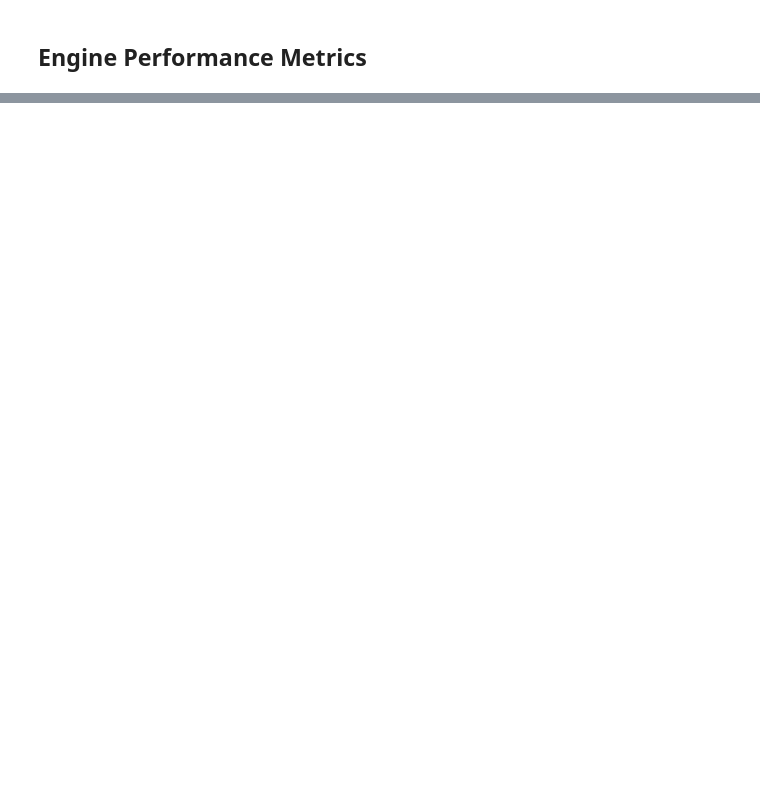
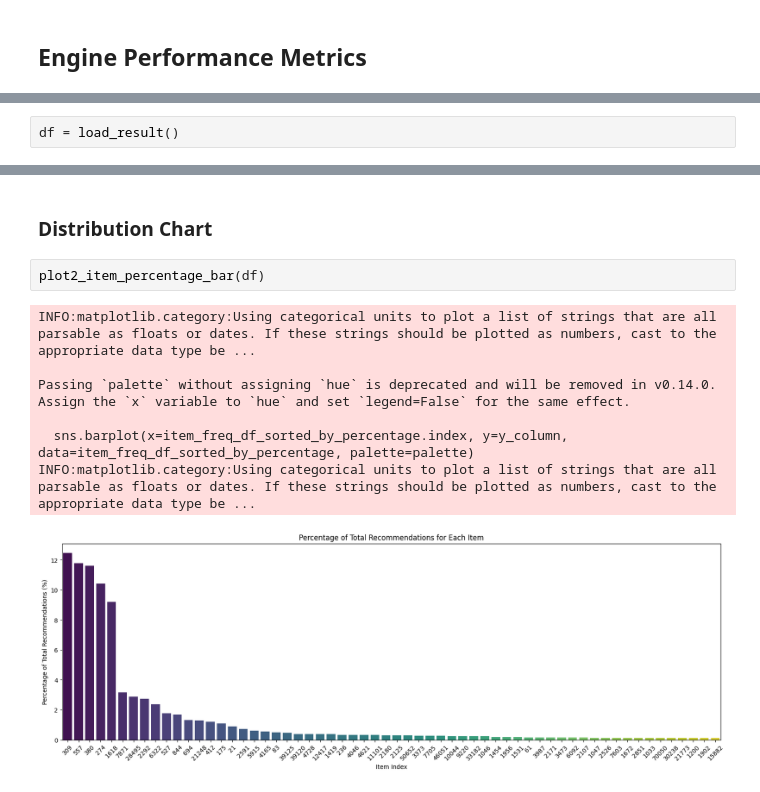
Before and after one commit to phillip1029/GNN-Recommendation-System, a Jupyter notebook: Recommendation_System_Demo.ipynb, the cells around one changed output, grey strips where cells are left out. Drawn from its saved outputs; the diff is of its cells as text; blank space fills up the shorter version.

```diff
--- a/Recommendation_System_Demo.ipynb
+++ b/Recommendation_System_Demo.ipynb
@@ -203,0 +121,2 @@ Top favorite items for user 32:
+# %%
+df = load_result()
@@ -203,0 +155,12 @@ Top favorite items for user 32:
+# %% [markdown]
+### Distribution Chart
+# %%
+plot2_item_percentage_bar(df)
+# %% [output]
+INFO:matplotlib.category:Using categorical units to plot a list of strings that are all parsable as floats or dates. If these strings should be plotted as numbers, cast to the appropriate data type be ...
+
+Passing `palette` without assigning `hue` is deprecated and will be removed in v0.14.0. Assign the `x` variable to `hue` and set `legend=False` for the same effect.
+
+  sns.barplot(x=item_freq_df_sorted_by_percentage.index, y=y_column, data=item_freq_df_sorted_by_percentage, palette=palette)
+INFO:matplotlib.category:Using categorical units to plot a list of strings that are all parsable as floats or dates. If these strings should be plotted as numbers, cast to the appropriate data type be ...
+[figure, added]
```
Also changed, not shown: parts of 21 cells of this notebook, 2 other files.
